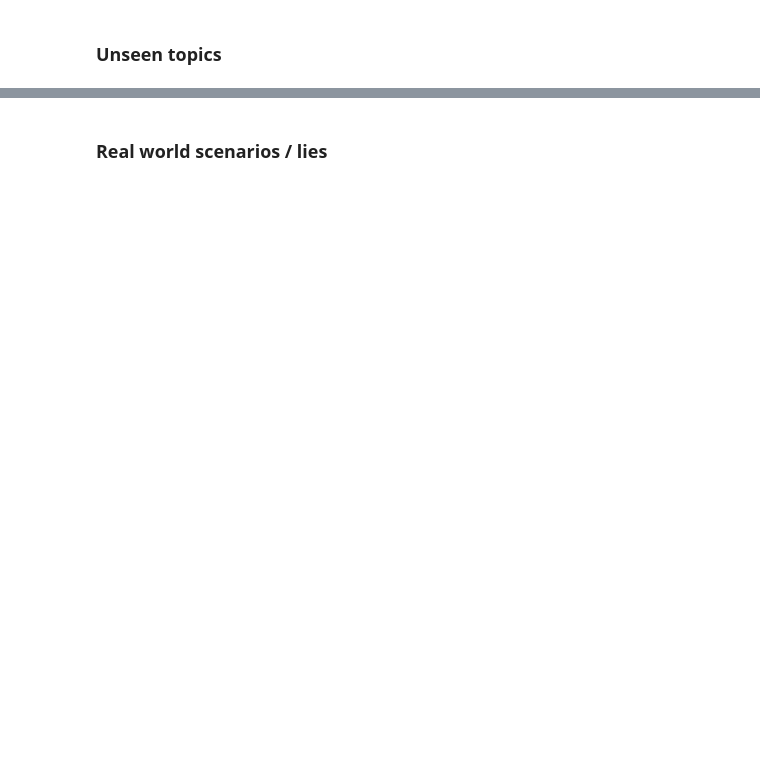
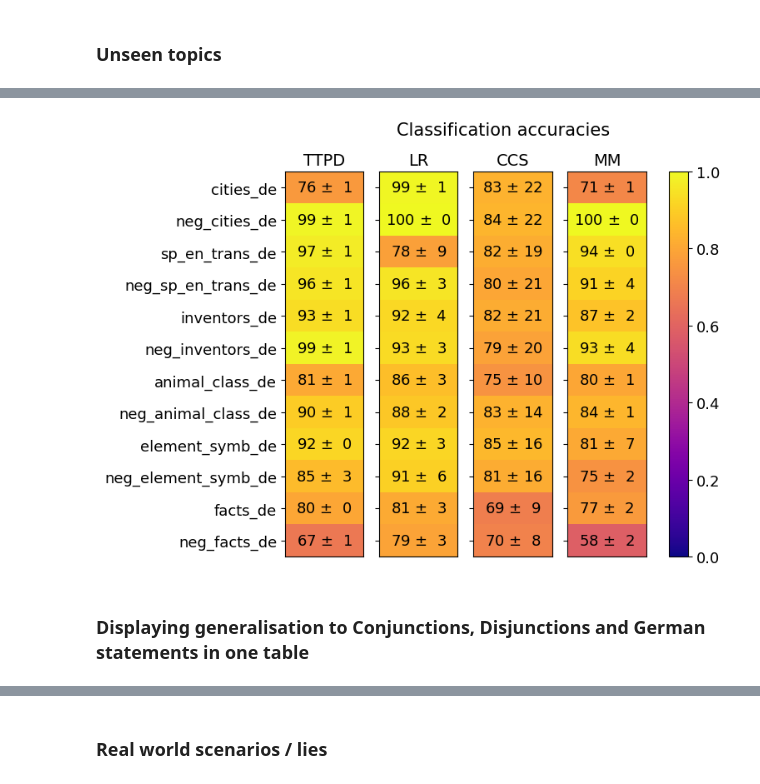
Before and after one commit to sciai-lab/Truth_is_Universal, a Jupyter notebook: lie_detection.ipynb, the cells around one changed output, grey strips where cells are left out. Cells and saved outputs as stored; diff of their text form; code cells hidden in the pictures; blank space fills up the shorter version.

```diff
--- a/lie_detection.ipynb
+++ b/lie_detection.ipynb
@@ -253,0 +330,32 @@ plt.show()
+# %%
+fig, (ax1, ax2, ax3, ax4) = plt.subplots(figsize=(7, 6), ncols=4)
+titles = ["TTPD", "LR", "CCS", "MM"]
+
+for t, (ax, key) in enumerate(zip((ax1, ax2, ax3, ax4), (TTPD, LRProbe, CCSProbe, MMProbe))):
+    grid = [[stat_results[key]['mean'][dataset]] for dataset in val_sets]
+    grid_std = [[stat_results[key]['std'][dataset]] for dataset in val_sets]
+    im = ax.imshow(grid, vmin=0, vmax=1, cmap='plasma', aspect='auto')
+
+    for i, row in enumerate(grid):
+        for j, val in enumerate(row):
+            ax.text(j, i, f'{round(grid[i][j] * 100):2d} $\pm$ {round(grid_std[i][j] * 100):2d}', ha='center', va='center', fontsize=13)
+
+    ax.set_yticks(range(len(val_sets)))
+    ax.set_xticks([])
+
+    ax.set_title(titles[t], fontsize=14)
+
+ax1.set_yticklabels(val_sets, fontsize=13)
+ax2.set_yticklabels([])
+ax3.set_yticklabels([])
+ax4.set_yticklabels([])
+
+cbar = fig.colorbar(im, ax=[ax1, ax2, ax3, ax4])
+cbar.ax.tick_params(labelsize=13)
+
+fig.suptitle("Classification accuracies", fontsize=15)
+plt.show()
+# %% [output]
+[figure, added]
+# %% [markdown]
+### Displaying generalisation to Conjunctions, Disjunctions and German statements in one table
```
Also changed, not shown: parts of 13 cells of this notebook, 16 other files.
